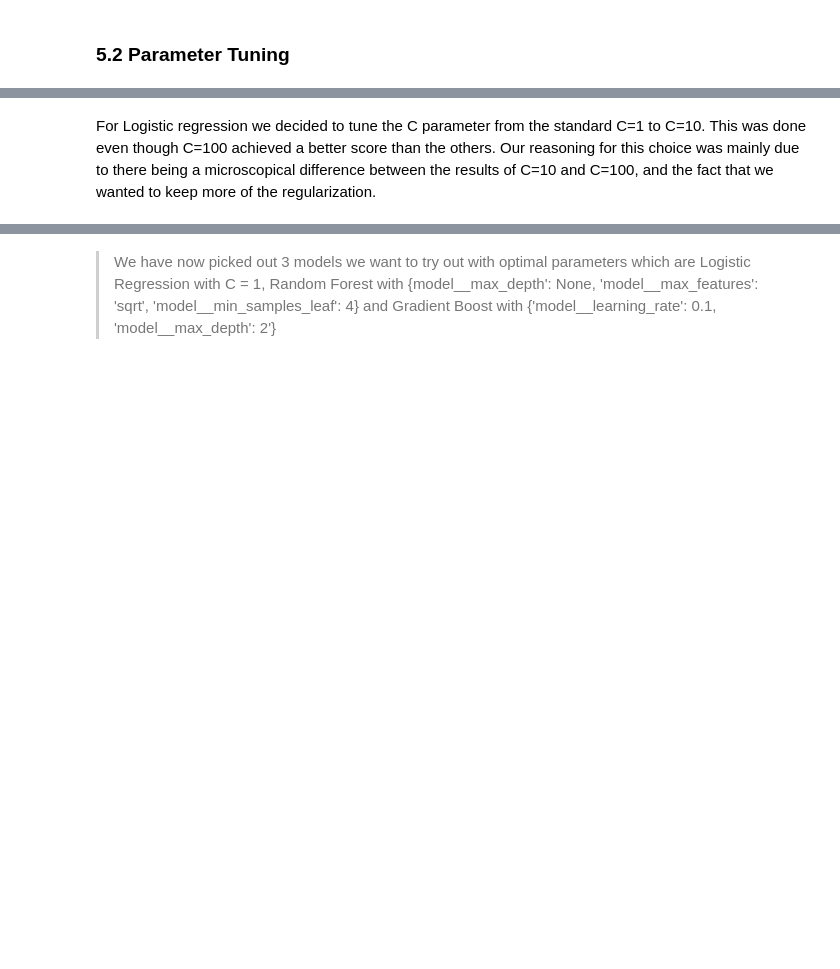
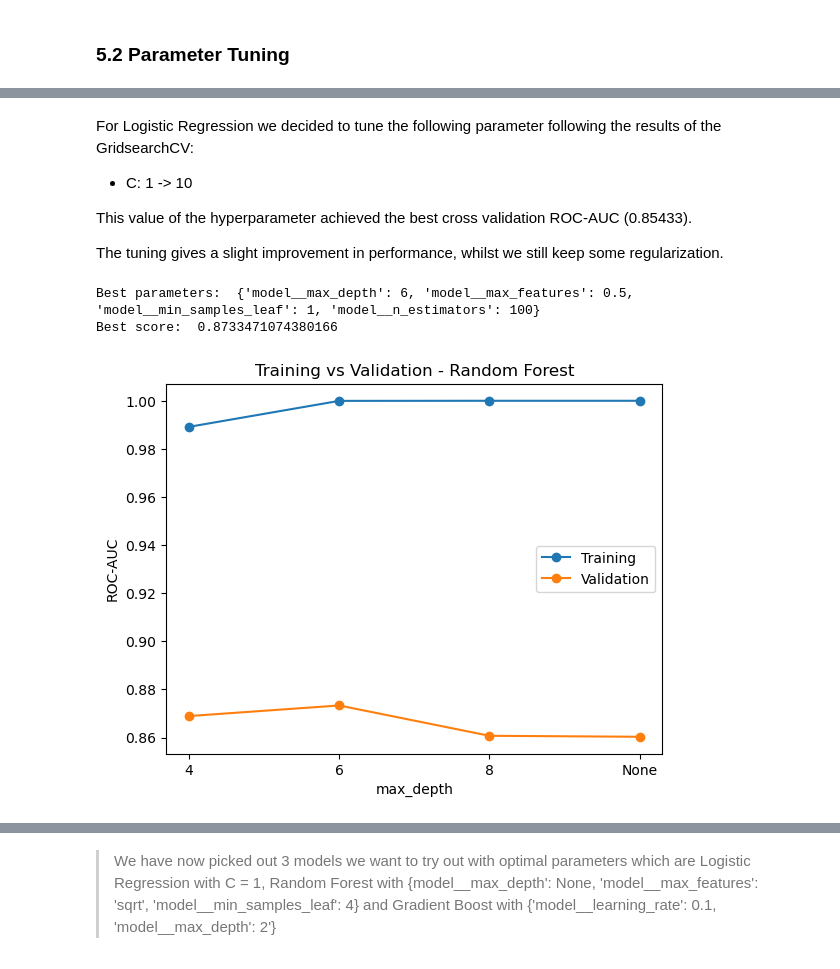
Before and after one commit to esoey/DAT540-Project, a Jupyter notebook: project_gd.ipynb, the cells around one changed output, grey strips where cells are left out. Cells and saved outputs as stored; diff of their text form; code cells hidden in the pictures; blank space fills up the shorter version.

Commit message:
made plots for gridsearchcv results for random forrest and gradtiant boost, still missing some work for gradiant boost

```diff
--- a/project_gd.ipynb
+++ b/project_gd.ipynb
@@ -167,7 +418,7 @@ models = {
 
     "Random Forest" : Pipeline([
         ("model", RandomForestClassifier(n_estimators=300, random_state=SEED))
-        ]),
+    ]),
 
     "KNN" : Pipeline([
         ("scaler", StandardScaler()),
@@ -176,10 +427,11 @@ models = {
 
     "SVM" : Pipeline([
         ("scaler", StandardScaler()),
-        ("model", SVC(probability=True, random_state=SEED))]),
+        ("model", SVC(probability=True, random_state=SEED))
+    ]),
 
     "Gradient Boost" : Pipeline([
-    ("model", GradientBoostingClassifier(n_estimators=300, random_state=SEED))
+        ("model", GradientBoostingClassifier(n_estimators=300, random_state=SEED))
     ])
 }
 # %%
@@ -436,8 +742,14 @@ plt.show()
 # %% [markdown]
-For Logistic regression we decided to tune the C parameter from the standard C=1 to C=10. This was done even though C=100 achieved a better score than the others. Our reasoning for this choice was mainly due to there being a microscopical difference between the results of C=10 and C=100, and the fact that we wanted to keep more of the regularization.
+For Logistic Regression we decided to tune the following parameter following the results of the GridsearchCV:
+
+- C: 1 -> 10
+
+This value of the hyperparameter achieved the best cross validation ROC-AUC (0.85433).
+
+The tuning gives a slight improvement in performance, whilst we still keep some regularization.
 # %%
 param_grid = {
-    "model__n_estimators" : [200],
+    "model__n_estimators" : [100, 200],
     "model__max_depth" : [None, 4, 6, 8],
     "model__min_samples_leaf" : [1, 2, 4],
     "model__max_features": ["sqrt", "log2", 0.3, 0.5]
@@ -454,22 +766,38 @@ rf_best.fit(X_train_anova, y_train)
 
 print("Best parameters: ", rf_best.best_params_)
 print("Best score: ", rf_best.best_score_)
+# %% [output]
+Best parameters:  {'model__max_depth': 6, 'model__max_features': 0.5, 'model__min_samples_leaf': 1, 'model__n_estimators': 100}
+Best score:  0.8733471074380166
 # %%
-# param = "model__max_depth"
+results = pd.DataFrame(rf_best.cv_results_)
 
-# results = pd.DataFrame(grid_search.cv_results_)
-# best = grid_search.best_params_
+results = results[
+    (results["param_model__min_samples_leaf"] == rf_best.best_params_["model__min_samples_leaf"]) &
+    (results["param_model__max_features"] == rf_best.best_params_["model__max_features"]) &
+    (results["param_model__n_estimators"] == rf_best.best_params_["model__n_estimators"])
+]
 
-# others = {k: v for k, v in best.items() if k != param}
-# results = results[results["params"].map(lambda p: all(p[k] == v for k, v in others.items()))]
+results = results.sort_values("param_model__max_depth", na_position="last")
 
-# x = results[f"param_{param}"].map(str)
+plt.plot(
+    results["param_model__max_depth"].astype(str),
+    results["mean_train_score"],
+    marker="o",
+    label="Training"
+)
 
-# plt.plot(x, results["mean_train_score"], marker="o", label="Training")
-# plt.plot(x, results["mean_test_score"], marker="o", label="validation")
+plt.plot(
+    results["param_model__max_depth"].astype(str),
+    results["mean_test_score"],
+    marker="o",
+    label="Validation"
+)
 
-# plt.xlabel(param.replace("model", ""))
-# plt.ylabel("ROC-AUC")
-# plt.title("Training vs Validation - Random Forest")
-# plt.legend()
-# plt.show()
+plt.xlabel("max_depth")
+plt.ylabel("ROC-AUC")
+plt.title("Training vs Validation - Random Forest")
+plt.legend()
+plt.show()
+# %% [output]
+[figure, added]
```
Also changed, not shown: parts of 41 cells of this notebook.
